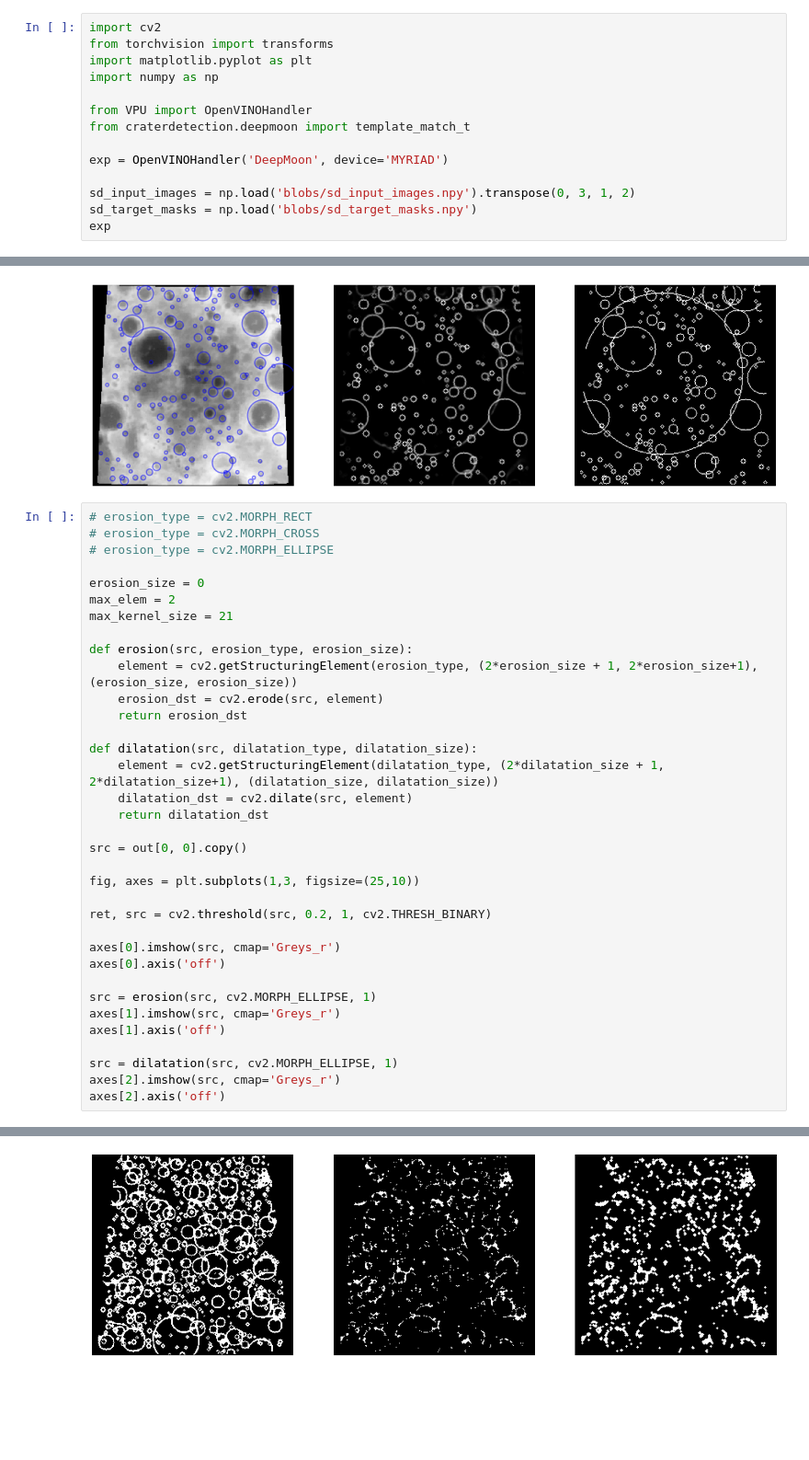
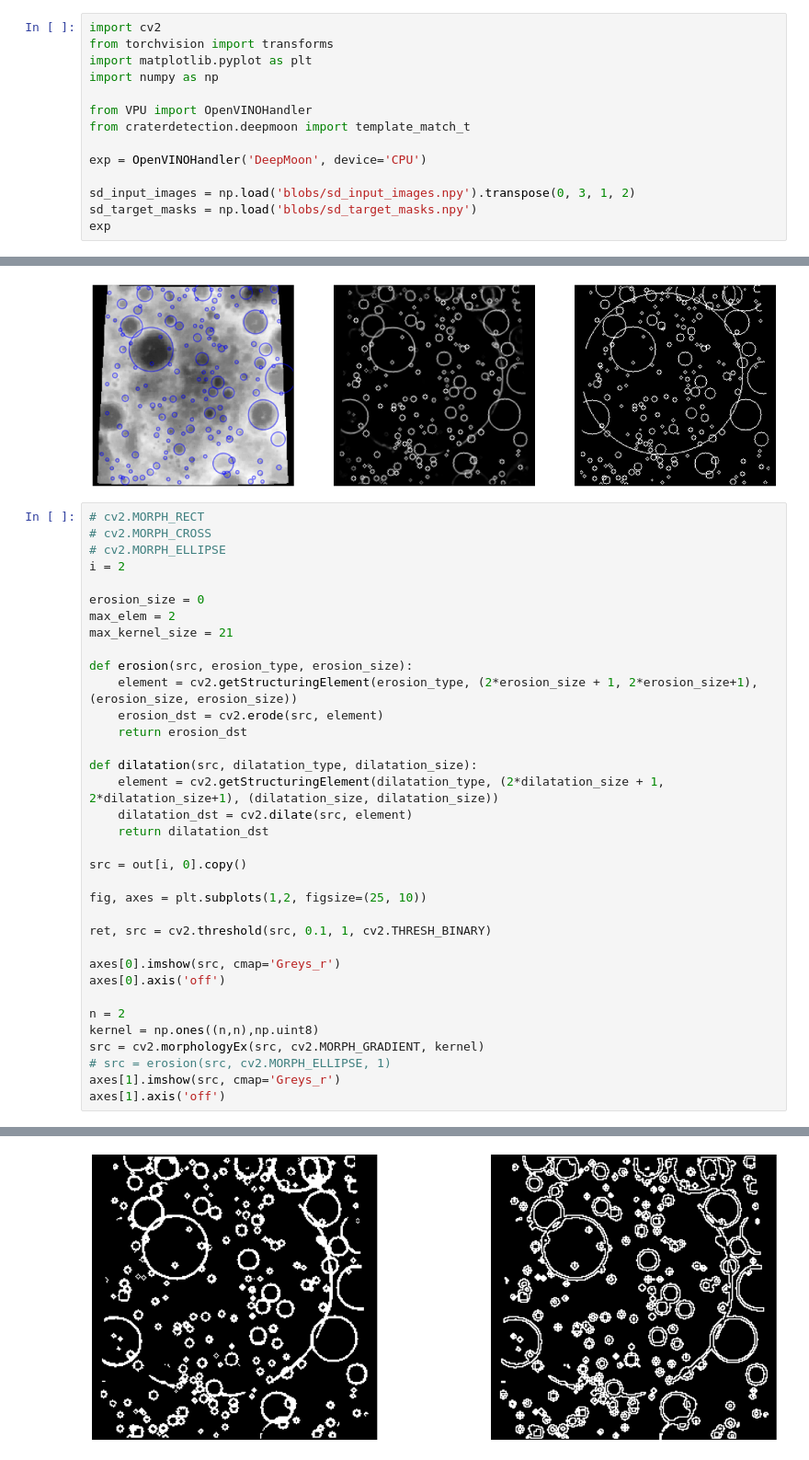
Before and after one commit to wdoppenberg/crater-detection, a Jupyter notebook: test.ipynb, the cells around one changed output, grey strips where cells are left out. Shown at 92% size. Cells and saved outputs as stored; diff of their text form; blank space fills up the shorter version.

```diff
--- a/test.ipynb
+++ b/test.ipynb
@@ -7,7 +7,7 @@ import numpy as np
 from VPU import OpenVINOHandler
 from craterdetection.deepmoon import template_match_t
 
-exp = OpenVINOHandler('DeepMoon', device='MYRIAD')
+exp = OpenVINOHandler('DeepMoon', device='CPU')
 
 sd_input_images = np.load('blobs/sd_input_images.npy').transpose(0, 3, 1, 2)
 sd_target_masks = np.load('blobs/sd_target_masks.npy')
@@ -40,40 +41,40 @@ for x, y, r in extracted_rings:
 # %% [output]
 [figure]
 # %%
-# erosion_type = cv2.MORPH_RECT
-# erosion_type = cv2.MORPH_CROSS
-# erosion_type = cv2.MORPH_ELLIPSE
+# cv2.MORPH_RECT
+# cv2.MORPH_CROSS
+# cv2.MORPH_ELLIPSE
+i = 2
 
 erosion_size = 0
 max_elem = 2
 max_kernel_size = 21
 
 def erosion(src, erosion_type, erosion_size):
     element = cv2.getStructuringElement(erosion_type, (2*erosion_size + 1, 2*erosion_size+1), (erosion_size, erosion_size))
     erosion_dst = cv2.erode(src, element)
     return erosion_dst
 
 def dilatation(src, dilatation_type, dilatation_size):
     element = cv2.getStructuringElement(dilatation_type, (2*dilatation_size + 1, 2*dilatation_size+1), (dilatation_size, dilatation_size))
     dilatation_dst = cv2.dilate(src, element)
     return dilatation_dst
 
-src = out[0, 0].copy()
+src = out[i, 0].copy()
 
-fig, axes = plt.subplots(1,3, figsize=(25,10))
+fig, axes = plt.subplots(1,2, figsize=(25, 10))
 
-ret, src = cv2.threshold(src, 0.2, 1, cv2.THRESH_BINARY)
+ret, src = cv2.threshold(src, 0.1, 1, cv2.THRESH_BINARY)
 
 axes[0].imshow(src, cmap='Greys_r')
 axes[0].axis('off')
 
-src = erosion(src, cv2.MORPH_ELLIPSE, 1)
+n = 2
+kernel = np.ones((n,n),np.uint8)
+src = cv2.morphologyEx(src, cv2.MORPH_GRADIENT, kernel)
+# src = erosion(src, cv2.MORPH_ELLIPSE, 1)
 axes[1].imshow(src, cmap='Greys_r')
 axes[1].axis('off')
-
-src = dilatation(src, cv2.MORPH_ELLIPSE, 1)
-axes[2].imshow(src, cmap='Greys_r')
-axes[2].axis('off')
 # %% [output]
 (-0.5, 255.5, 255.5, -0.5)
-[figure, old version]
+[figure, new version]
```
Also changed, not shown: parts of 5 cells of this notebook, 1 other file.
